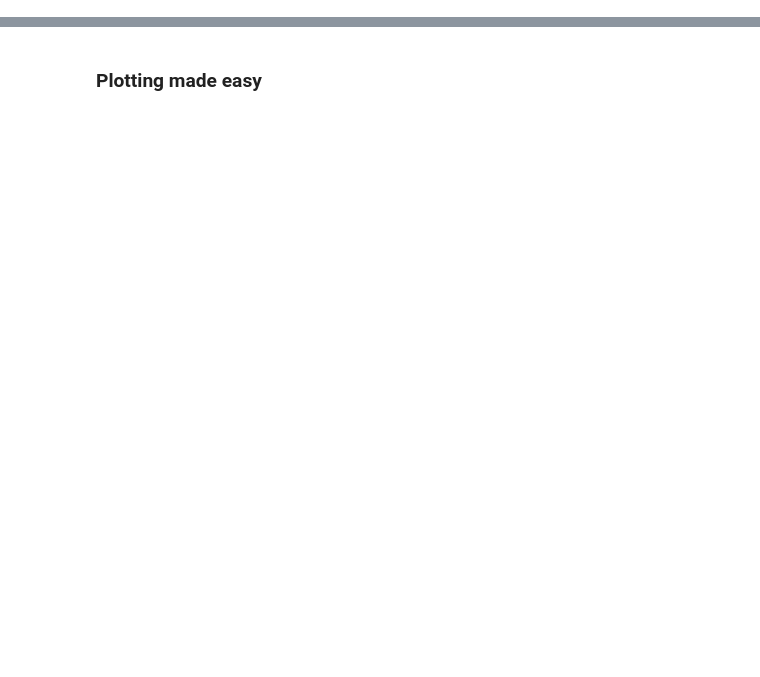
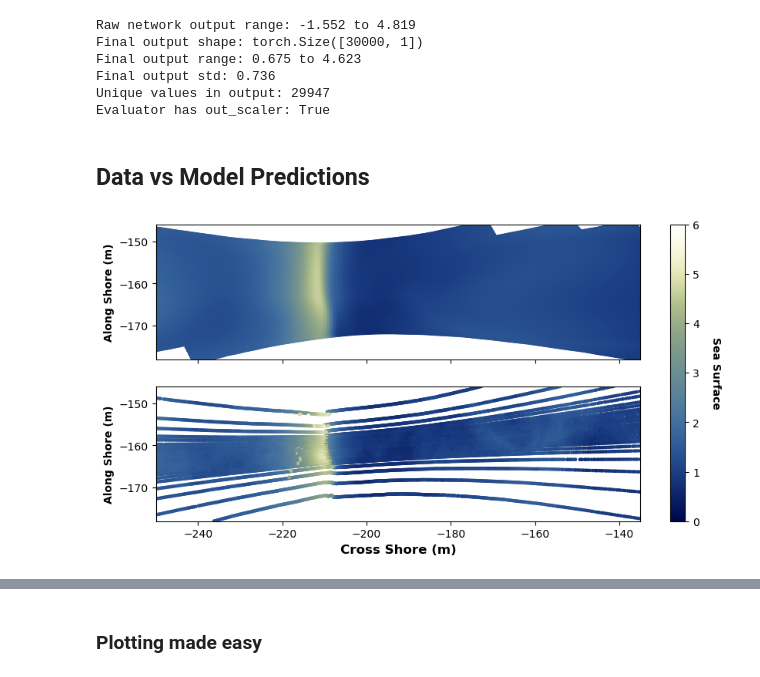
Before and after one commit to davebobculver/siren-sea-surface-code, a Jupyter notebook: net_plots.ipynb, the cells around one changed output, grey strips where cells are left out. Drawn from its saved outputs; the diff is of its cells as text; code cells hidden in the pictures; blank space fills up the shorter version.

```diff
--- a/net_plots.ipynb
+++ b/net_plots.ipynb
@@ -0,0 +3,4 @@
+# %%
+network_data = 'nets/siren/first_300_320.pt'
+time = 30.2
+step =1
@@ -0,0 +78,60 @@
+# %%
+
+
+
+# 1. Check what Evaluator actually returns
+outputs = evaluator.net_eval()
+print(f"Final output shape: {outputs.shape}")
+print(f"Final output range: {outputs.min():.3f} to {outputs.max():.3f}")
+print(f"Final output std: {outputs.std():.3f}")
+
+# 2. Check if it's a plotting issue
+print(f"Unique values in output: {len(torch.unique(outputs))}")
+
+# 3. Verify scaler is being used
+print(f"Evaluator has out_scaler: {evaluator.out_scaler is not None}")
+# %% [output]
+Raw network output range: -1.552 to 4.819
+Final output shape: torch.Size([30000, 1])
+Final output range: 0.675 to 4.623
+Final output std: 0.736
+Unique values in output: 29947
+Evaluator has out_scaler: True
+# %% [markdown]
+## Data vs Model Predictions
+# %%
+# Make the pretty plot
+import matplotlib.pyplot as plt
+import seaborn as sns
+import cmcrameri.cm as cmc
+
+#Make the plot
+
+fig, (ax1, ax2) = plt.subplots(2,1, figsize=(10,5))
+im1 = ax1.scatter(x, y, c=pred_z, vmin=0, vmax=6, cmap=cmc.davos)
+scat = ax2.scatter(raw_x, raw_y, c = raw_z, vmin=0, vmax=6, cmap=cmc.davos, s =5)
+
+ax1.set_aspect('equal')
+ax2.set_aspect('equal')
+
+ax1.set_xlim(-250, -135)
+ax1.set_ylim(-178, -146)
+ax2.set_xlim(-250, -135)
+ax2.set_ylim(-178, -146)
+
+ax1.set_xticklabels([])
+
+
+ax2.set_xlabel('Cross Shore (m)', fontweight = 'bold', fontsize = 12)
+ax1.set_ylabel('Along Shore (m)', fontweight = 'bold', fontsize = 10)
+ax2.set_ylabel('Along Shore (m)', fontweight = 'bold', fontsize = 10)
+
+cbar = fig.colorbar(im1, ax=[ax1, ax2], location='right', shrink=1.0, aspect=20, fraction = .05)
+cbar.set_label('Sea Surface', fontweight = 'bold',  rotation=270, labelpad=20)
+
+# save = f"figures/frame_{frame:03d}.png"
+# plt.savefig(save, dpi=300, bbox_inches='tight')
+plt.show()
+plt.close()
+# %% [output]
+[figure, added]
```
Also changed, not shown: parts of 16 cells of this notebook, 7 other files.
